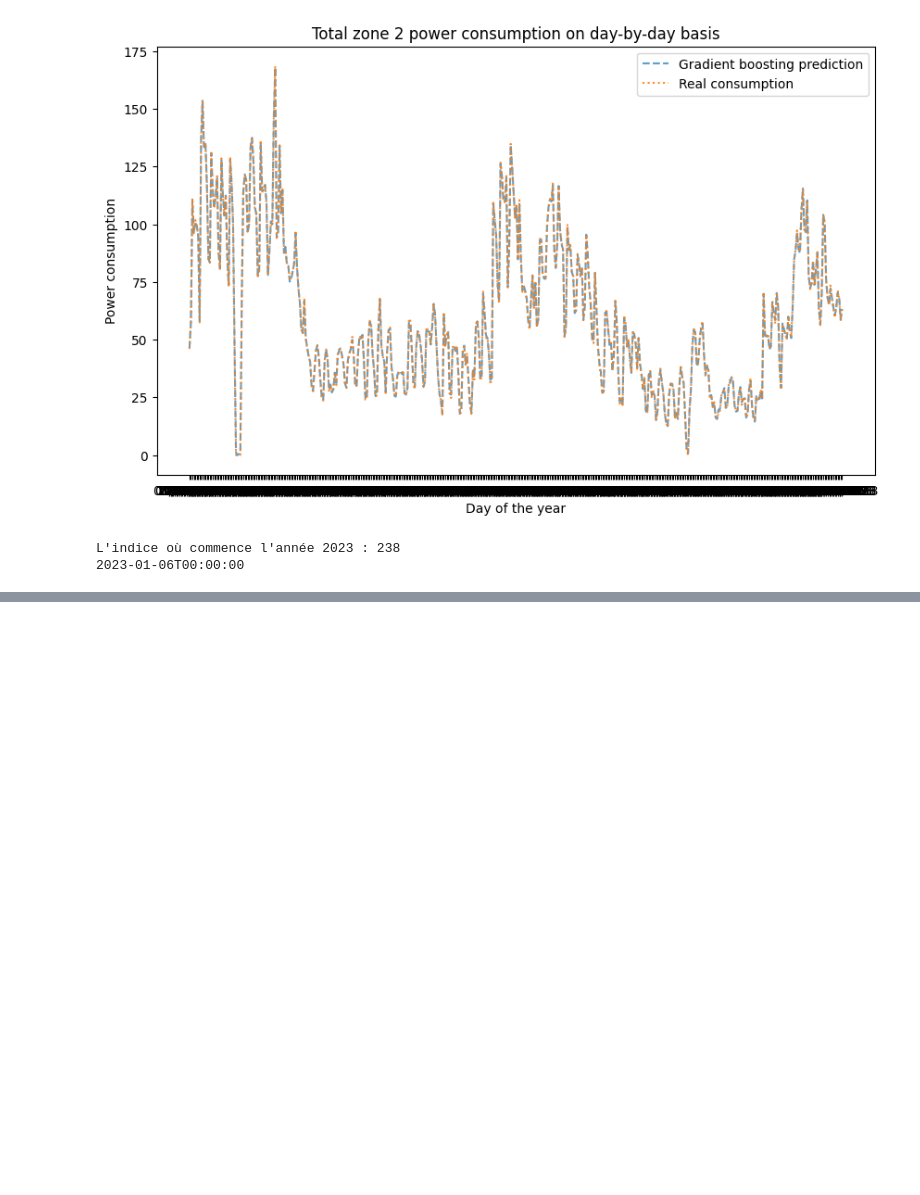
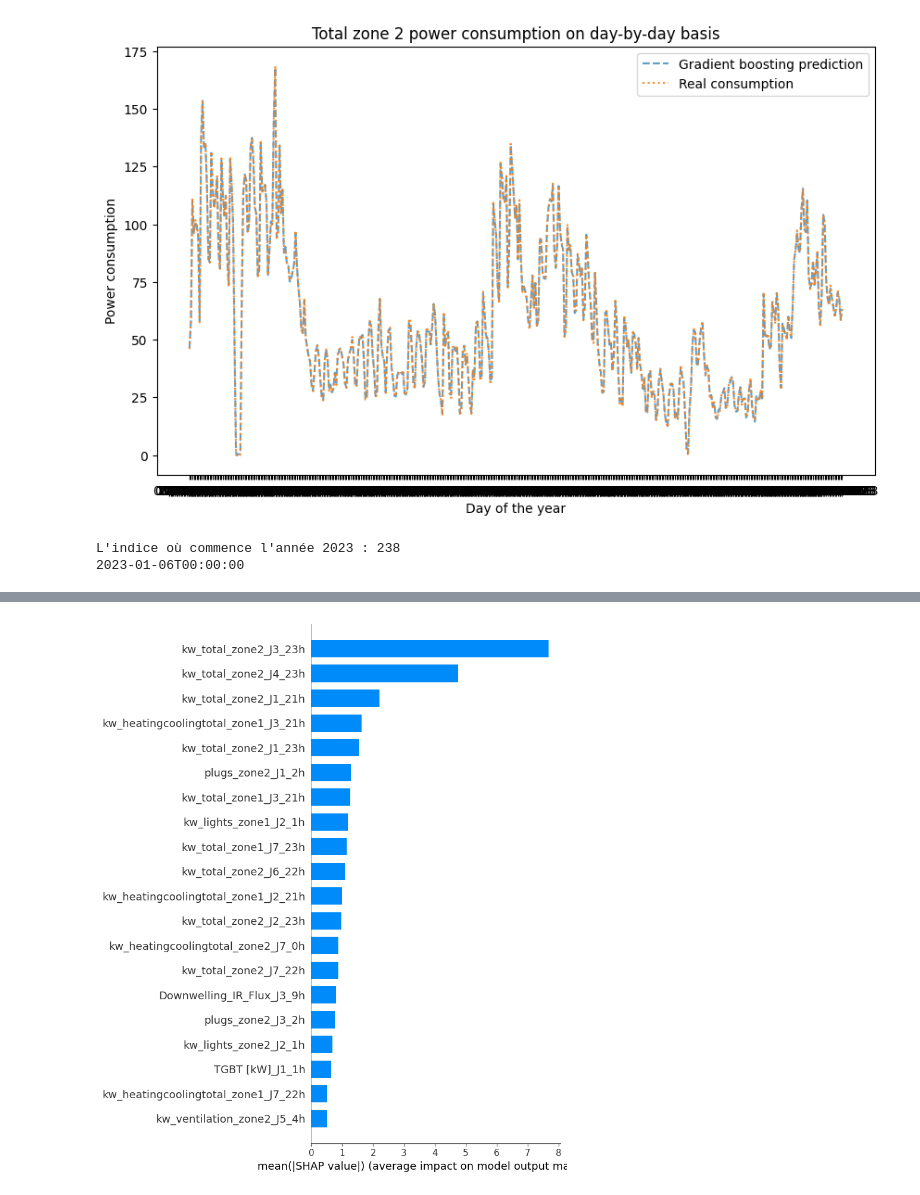
Before and after one commit to marcboelle/E4C_challenge_Team_NRG, a Jupyter notebook: plot_predictions.ipynb, the cells around one changed output, grey strips where cells are left out. Cells and saved outputs as stored; diff of their text form; code cells hidden in the pictures; blank space fills up the shorter version.

```diff
--- a/plot_predictions.ipynb
+++ b/plot_predictions.ipynb
@@ -179,0 +325,29 @@ Autumn
+# %%
+import pandas as pd
+
+# Créer une liste de noms de jours et d'heures
+jours = ['J1', 'J2', 'J3', 'J4', 'J5', 'J6', 'J7']
+heures = [f'{i}h' for i in range(24)]
+
+# Créer une liste de noms de colonnes pour le DataFrame
+colonnes = [f'{variable}_{jour}_{heure}'  for heure in heures  for jour in jours for variable in columns_names]
+
+# Créer un DataFrame Pandas avec les données x_train et les noms de colonnes personnalisés
+df_train = pd.DataFrame(x_train, columns=colonnes)
+df_test = pd.DataFrame(x_test, columns=colonnes)
+# %%
+import shap
+
+# Suppose que vous avez déjà entraîné votre modèle Gradient Boosting
+# reg_gb.fit(x_train, y_train)
+
+# Créer un explainer SHAP avec le modèle entraîné
+explainer = shap.Explainer(reg_gb, df_train)
+
+# Calculer les valeurs SHAP pour chaque échantillon de test
+shap_values = explainer.shap_values(df_test)
+
+# Résumer les valeurs SHAP
+shap.summary_plot(shap_values, features=x_test, feature_names=colonnes, plot_type='bar')
+# %% [output]
+[figure, added]
```
Also changed, not shown: parts of 8 cells of this notebook.
